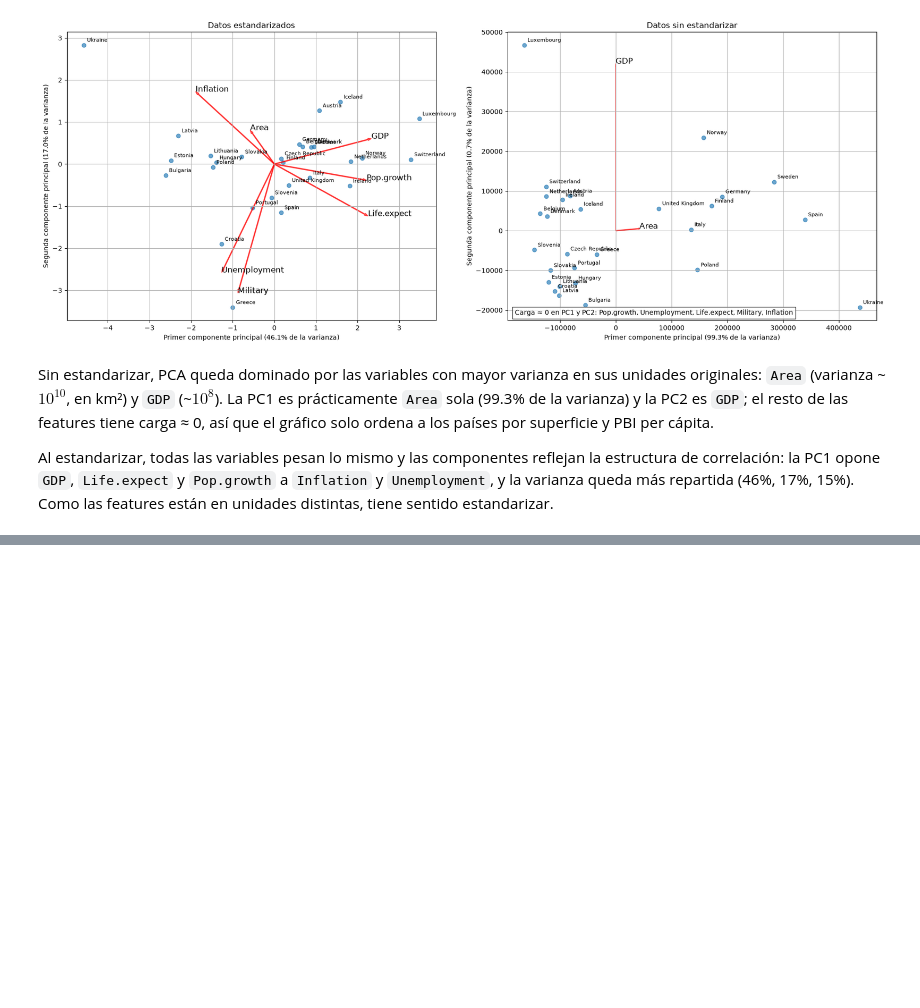
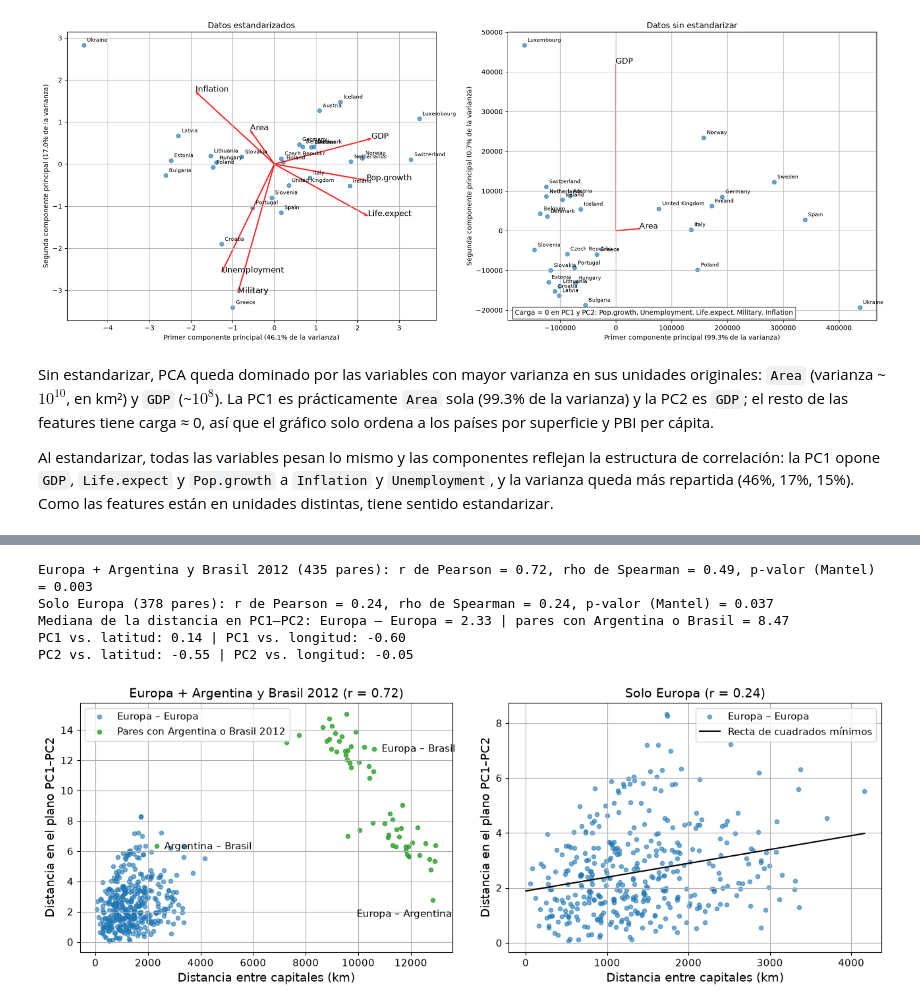
Before and after one commit to JulianDamelamia/guia_pca, a Jupyter notebook: actividad_2_3.ipynb, the cells around one changed output, grey strips where cells are left out. Drawn from its saved outputs; the diff is of its cells as text; code cells hidden in the pictures; blank space fills up the shorter version.

Commit message:
Distancias geográficas vs. distancias en PC1–PC2
Co-Authored-By: Claude Opus 5.5 (1M context) <noreply@anthropic.com>

```diff
--- a/actividad_2_3.ipynb
+++ b/actividad_2_3.ipynb
@@ -462,0 +504,71 @@ Al estandarizar, todas las variables pesan lo mismo y las componentes reflejan l
+# %%
+def test_mantel(d1, d2, n_permutaciones=9999, seed=0):
+    # Los pares no son independientes (cada país aparece en muchos), así que el p-valor se obtiene
+    # permutando los países de una de las matrices de distancias y recalculando la correlación
+    r = np.corrcoef(d1, d2)[0, 1]
+    D2 = squareform(d2)
+    rng = np.random.default_rng(seed)
+    r_perm = np.empty(n_permutaciones)
+    for k in range(n_permutaciones):
+        p = rng.permutation(len(D2))
+        r_perm[k] = np.corrcoef(d1, squareform(D2[np.ix_(p, p)], checks=False))[0, 1]
+    return r, (np.sum(r_perm >= r) + 1) / (n_permutaciones + 1)
+
+correlaciones = {}
+for nombre, pares in [('Europa + Argentina y Brasil 2012', np.full(len(dist_geo), True)), ('Solo Europa', par_europeo)]:
+    r, p_valor = test_mantel(dist_geo[pares], dist_pc[pares])
+    rho = spearmanr(dist_geo[pares], dist_pc[pares]).statistic
+    correlaciones[nombre] = r
+    print(f'{nombre} ({pares.sum()} pares): r de Pearson = {r:.2f}, rho de Spearman = {rho:.2f}, p-valor (Mantel) = {p_valor:.3f}')
+
+print(f'Mediana de la distancia en PC1–PC2: Europa – Europa = {np.median(dist_pc[par_europeo]):.2f} | '
+      f'pares con Argentina o Brasil = {np.median(dist_pc[~par_europeo]):.2f}')
+
+# Dentro de Europa: correlación de cada componente con la ubicación de la capital
+lat, lon = np.array([capitales[p] for p in df[id]]).T
+for k in range(2):
+    print(f'PC{k + 1} vs. latitud: {np.corrcoef(X_geo_pc[es_europa, k], lat)[0, 1]:.2f} | '
+          f'PC{k + 1} vs. longitud: {np.corrcoef(X_geo_pc[es_europa, k], lon)[0, 1]:.2f}')
+# %% [output]
+Europa + Argentina y Brasil 2012 (435 pares): r de Pearson = 0.72, rho de Spearman = 0.49, p-valor (Mantel) = 0.003
+Solo Europa (378 pares): r de Pearson = 0.24, rho de Spearman = 0.24, p-valor (Mantel) = 0.037
+Mediana de la distancia en PC1–PC2: Europa – Europa = 2.33 | pares con Argentina o Brasil = 8.47
+PC1 vs. latitud: 0.14 | PC1 vs. longitud: -0.60
+PC2 vs. latitud: -0.55 | PC2 vs. longitud: -0.05
+# %%
+fig, ax = plt.subplots(1, 2, figsize=(13, 4.8))
+
+# 1. Todos los pares, separando los que incluyen a Argentina o Brasil
+ax[0].scatter(dist_geo[par_europeo], dist_pc[par_europeo], s=20, alpha=0.6, label='Europa – Europa')
+ax[0].scatter(dist_geo[~par_europeo], dist_pc[~par_europeo], s=20, alpha=0.8, color='tab:green',
+              label='Pares con Argentina o Brasil 2012')
+k_ar_br = np.flatnonzero(~es_europa[i_par] & ~es_europa[j_par])[0]
+ax[0].annotate('Argentina – Brasil', (dist_geo[k_ar_br], dist_pc[k_ar_br]), xytext=(8, -4),
+               textcoords='offset points', fontsize=11)
+# Las dos nubes verdes: pares de un país europeo con Brasil y con Argentina
+paises_geo = df_geo[id].to_numpy()
+m_br = es_europa[i_par] & (paises_geo[j_par] == 'Brazil_2012')
+m_ar = es_europa[i_par] & (paises_geo[j_par] == 'Argentina_2012')
+ax[0].annotate('Europa – Brasil', (dist_geo[m_br].max(), dist_pc[m_br].mean()), xytext=(8, 0),
+               textcoords='offset points', va='center', fontsize=11)
+ax[0].annotate('Europa – Argentina', (dist_geo[m_ar].mean(), dist_pc[m_ar].min()), xytext=(0, -10),
+               textcoords='offset points', ha='center', va='top', fontsize=11)
+ax[0].set_title(f'Europa + Argentina y Brasil 2012 (r = {correlaciones["Europa + Argentina y Brasil 2012"]:.2f})', fontsize=14)
+
+# 2. Solo los pares europeos, con la recta de cuadrados mínimos
+pendiente, ordenada = np.polyfit(dist_geo[par_europeo], dist_pc[par_europeo], 1)
+x_recta = np.array([0, dist_geo[par_europeo].max()])
+ax[1].scatter(dist_geo[par_europeo], dist_pc[par_europeo], s=20, alpha=0.6, label='Europa – Europa')
+ax[1].plot(x_recta, pendiente * x_recta + ordenada, color='k', lw=1.5, label='Recta de cuadrados mínimos')
+ax[1].set_title(f'Solo Europa (r = {correlaciones["Solo Europa"]:.2f})', fontsize=14)
+
+for a in ax:
+    a.grid(True)
+    a.set_xlabel('Distancia entre capitales (km)', fontsize=13)
+    a.set_ylabel('Distancia en el plano PC1–PC2', fontsize=13)
+    a.tick_params(labelsize=11)
+    a.legend(fontsize=11)
+plt.tight_layout()
+plt.show()
+# %% [output]
+[figure, added]
```
Also changed, not shown: parts of 3 cells of this notebook.
